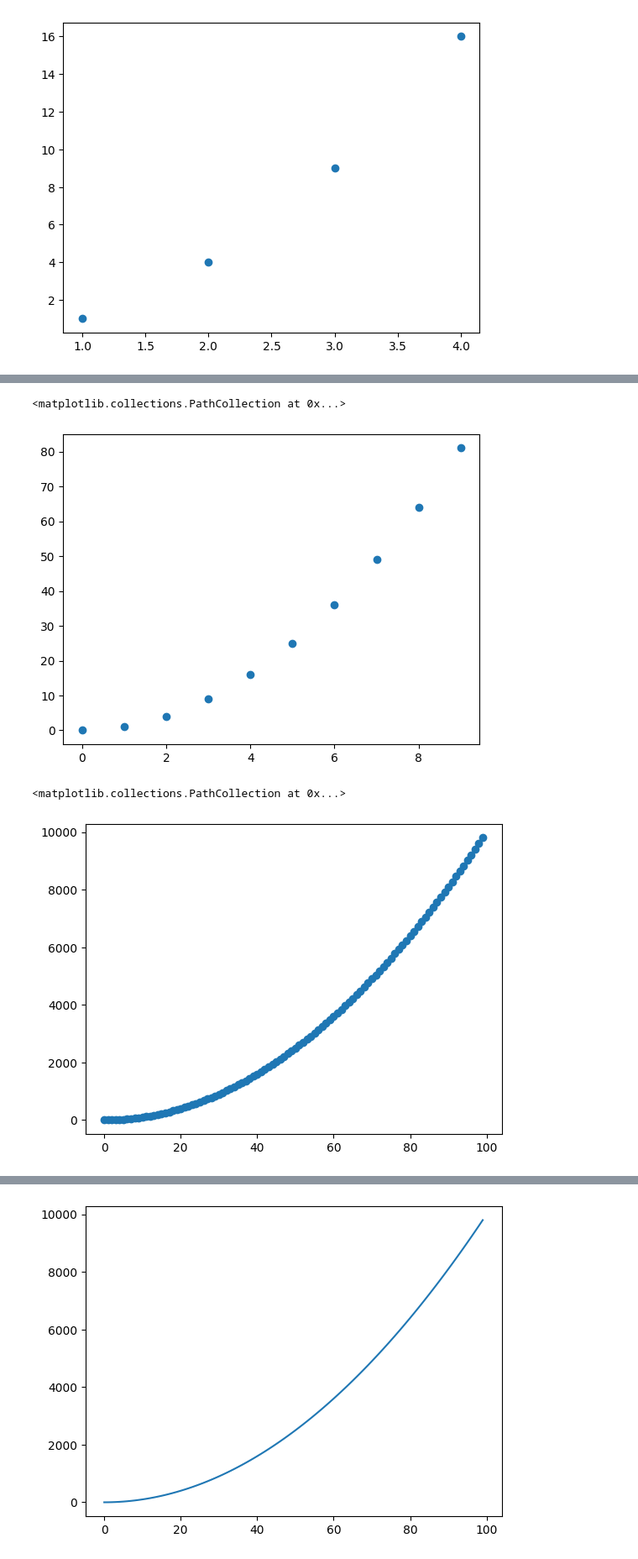
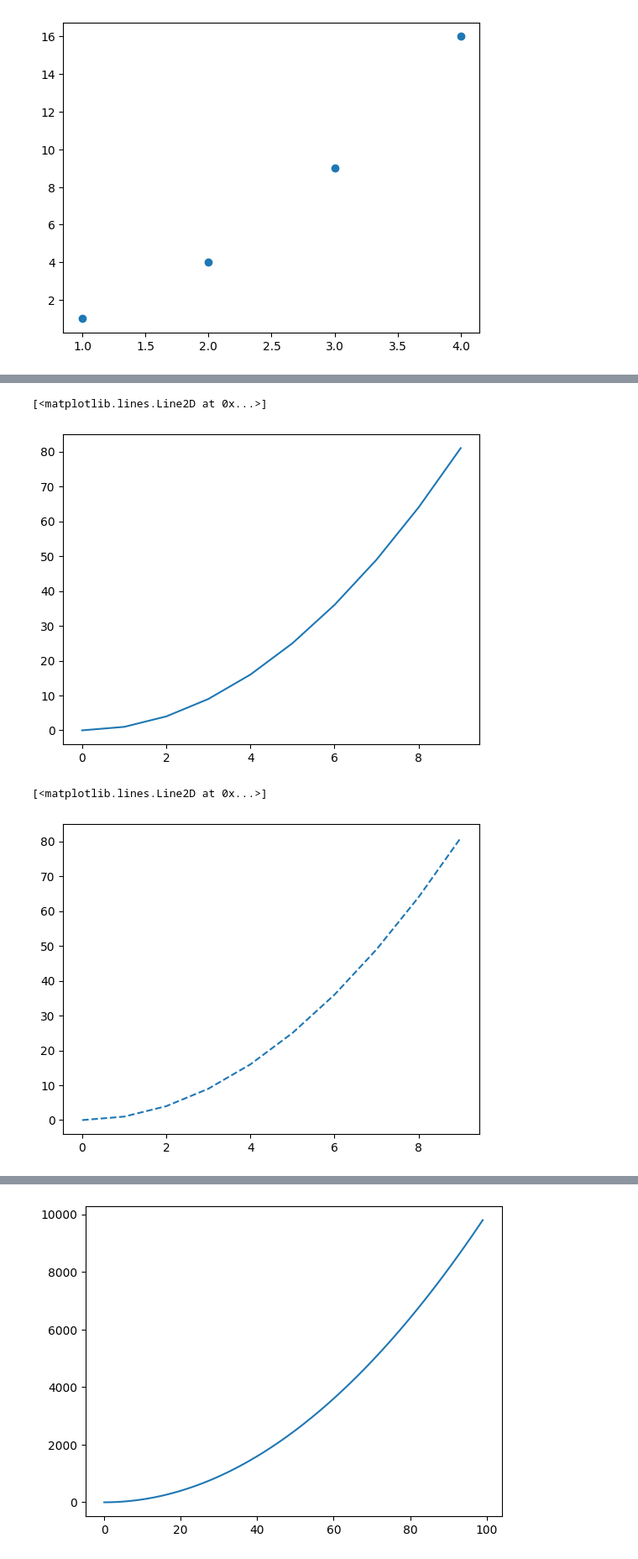
Before and after one commit to MissingSemesterCUET/ML, a Jupyter notebook: lecture1.ipynb, the cells around one changed output, grey strips where cells are left out. Shown at 84% size. Drawn from its saved outputs; the diff is of its cells as text; code cells hidden in the pictures.

```diff
--- a/lecture1.ipynb
+++ b/lecture1.ipynb
@@ -416,11 +475,11 @@ plt.scatter([1, 2, 3, 4], [1, 4, 9, 16])
 # %%
-plt.scatter(torch.arange(10), torch.arange(10) ** 2)
+plt.plot(torch.arange(10), torch.arange(10) ** 2, '-')
 # %% [output]
-<matplotlib.collections.PathCollection at 0x...>
+[<matplotlib.lines.Line2D at 0x...>]
-[figure, old version]
+[figure, new version]
 # %%
-plt.scatter(torch.arange(100), torch.arange(100) ** 2)
+plt.plot(torch.arange(10), torch.arange(10) ** 2, '--')
 # %% [output]
-<matplotlib.collections.PathCollection at 0x...>
+[<matplotlib.lines.Line2D at 0x...>]
-[figure, old version]
+[figure, new version]
 # %%
```
Also changed, not shown: parts of 20 cells of this notebook, 2 other files.
